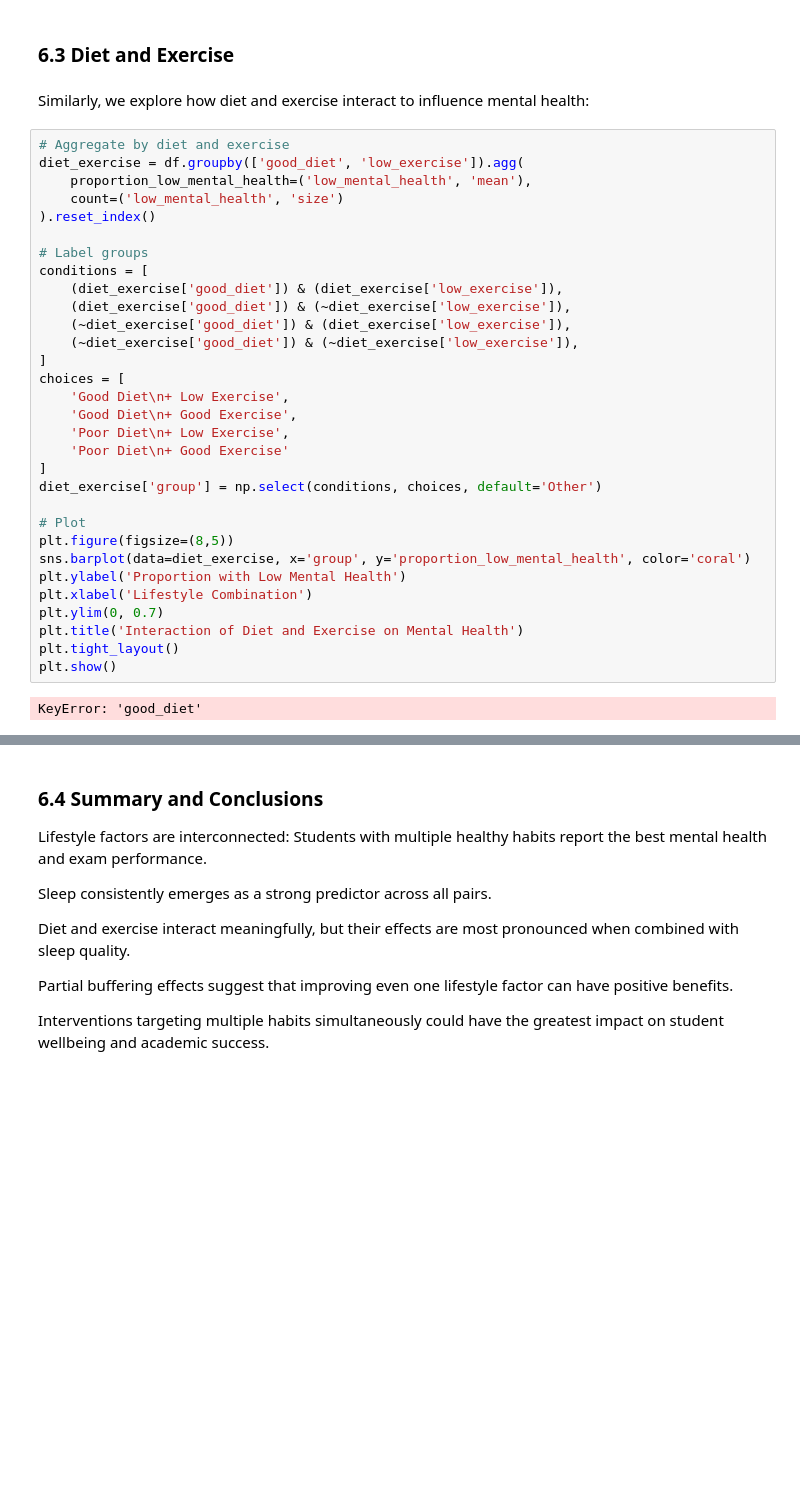
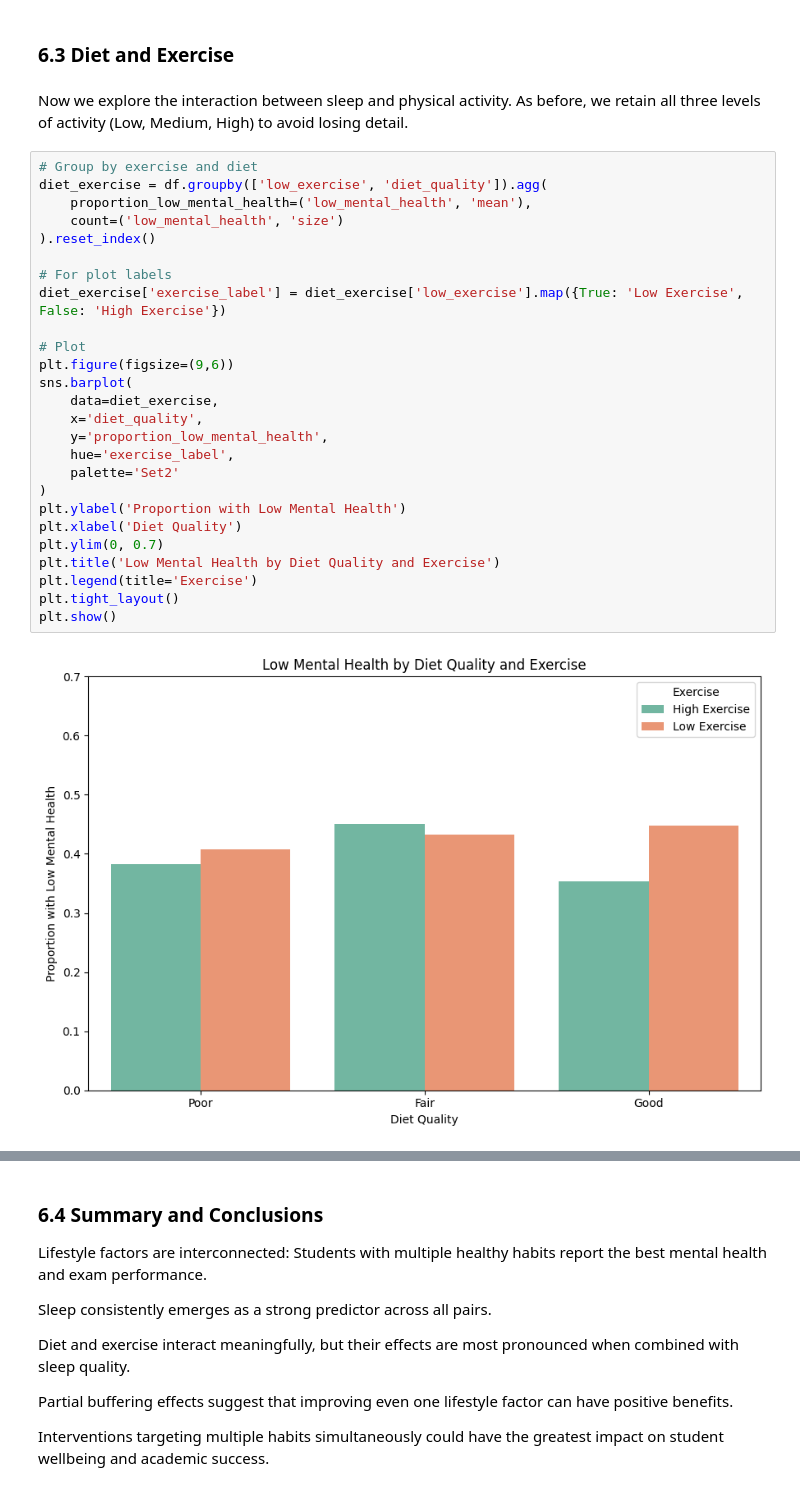
Before and after one commit to martyna-haliniak/visualisations_in_python, a Jupyter notebook: visualisations_task.ipynb, the cells around one changed output, grey strips where cells are left out. Drawn from its saved outputs; the diff is of its cells as text; blank space fills up the shorter version.

```diff
--- a/visualisations_task.ipynb
+++ b/visualisations_task.ipynb
@@ -575,38 +574,33 @@ Interpretation:
 # %% [markdown]
 ### 6.3 Diet and Exercise
 # %% [markdown]
-Similarly, we explore how diet and exercise interact to influence mental health:
+Now we explore the interaction between sleep and physical activity. As before, we retain all three levels of activity (Low, Medium, High) to avoid losing detail.
 # %%
-# Aggregate by diet and exercise
-diet_exercise = df.groupby(['good_diet', 'low_exercise']).agg(
+# Group by exercise and diet
+diet_exercise = df.groupby(['low_exercise', 'diet_quality']).agg(
     proportion_low_mental_health=('low_mental_health', 'mean'),
     count=('low_mental_health', 'size')
 ).reset_index()
 
-# Label groups
-conditions = [
-    (diet_exercise['good_diet']) & (diet_exercise['low_exercise']),
-    (diet_exercise['good_diet']) & (~diet_exercise['low_exercise']),
-    (~diet_exercise['good_diet']) & (diet_exercise['low_exercise']),
-    (~diet_exercise['good_diet']) & (~diet_exercise['low_exercise']),
-]
-choices = [
-    'Good Diet\n+ Low Exercise',
-    'Good Diet\n+ Good Exercise',
-    'Poor Diet\n+ Low Exercise',
-    'Poor Diet\n+ Good Exercise'
-]
-diet_exercise['group'] = np.select(conditions, choices, default='Other')
+# For plot labels
+diet_exercise['exercise_label'] = diet_exercise['low_exercise'].map({True: 'Low Exercise', False: 'High Exercise'})
 
 # Plot
-plt.figure(figsize=(8,5))
-sns.barplot(data=diet_exercise, x='group', y='proportion_low_mental_health', color='coral')
+plt.figure(figsize=(9,6))
+sns.barplot(
+    data=diet_exercise,
+    x='diet_quality',
+    y='proportion_low_mental_health',
+    hue='exercise_label',
+    palette='Set2'
+)
 plt.ylabel('Proportion with Low Mental Health')
-plt.xlabel('Lifestyle Combination')
+plt.xlabel('Diet Quality')
 plt.ylim(0, 0.7)
-plt.title('Interaction of Diet and Exercise on Mental Health')
+plt.title('Low Mental Health by Diet Quality and Exercise')
+plt.legend(title='Exercise')
 plt.tight_layout()
 plt.show()
 # %% [output]
-KeyError: 'good_diet'
+[figure, added]
 # %% [markdown]
```
Also changed, not shown: parts of 3 cells of this notebook.
